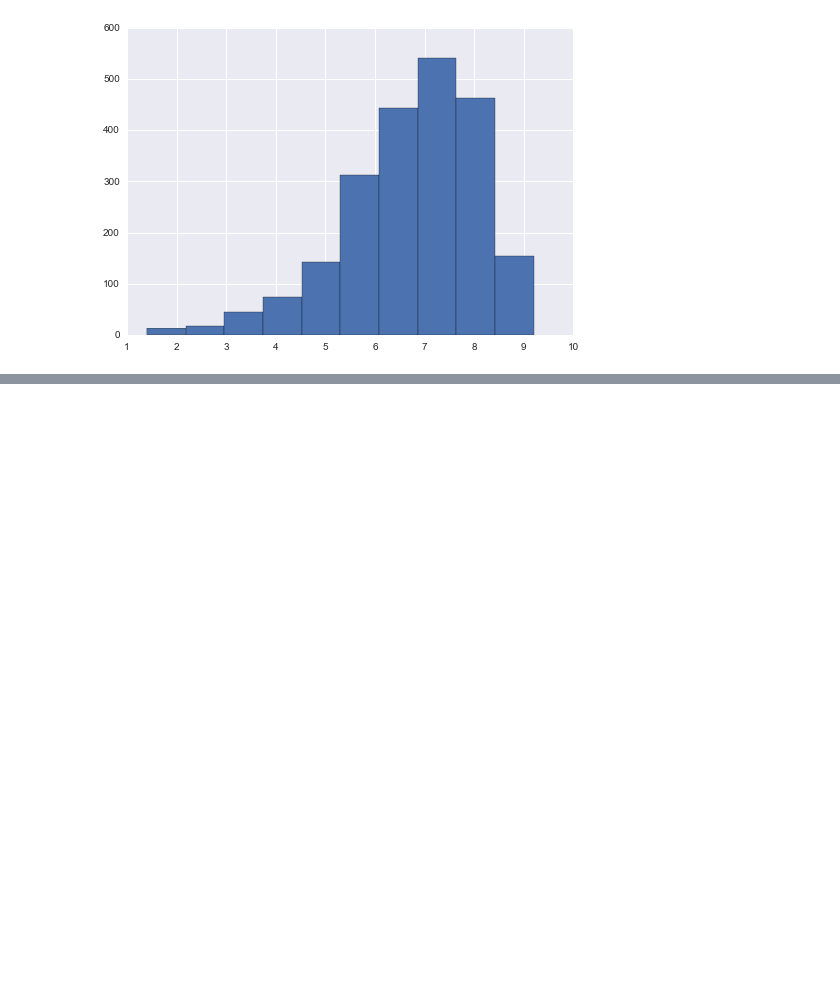
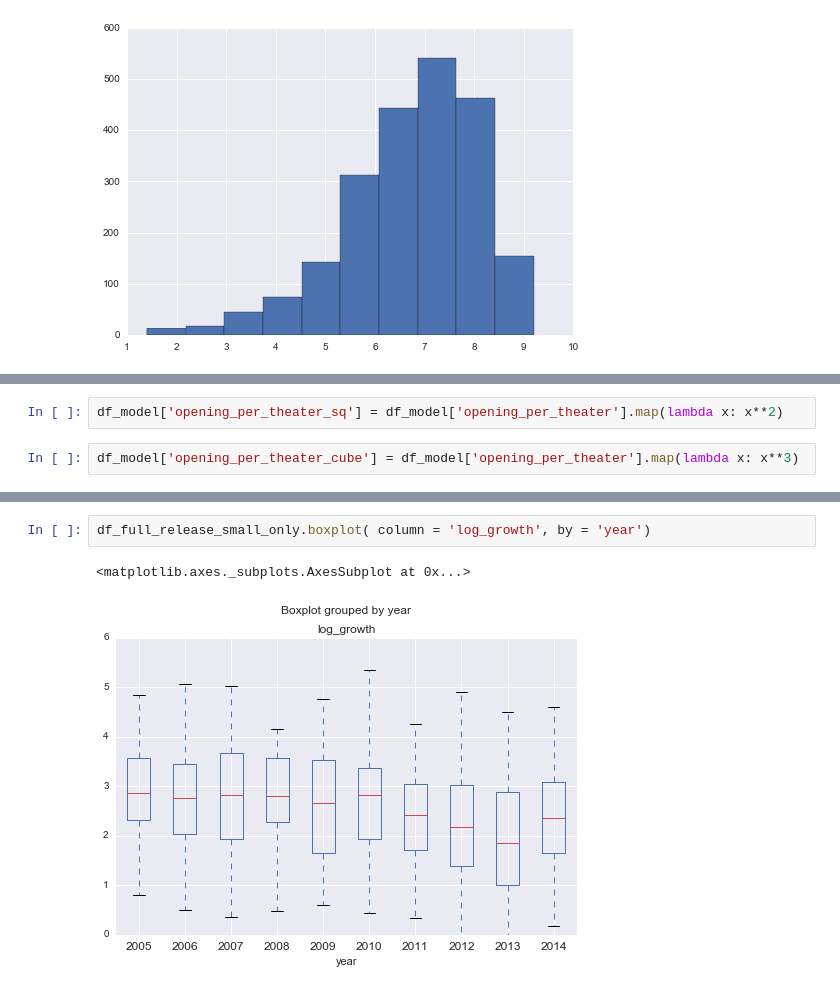
Before and after one commit to yuriyvar/Lions, a Jupyter notebook: Team_Movie_Challenge.ipynb, the cells around one changed output, grey strips where cells are left out. Cells and saved outputs as stored; diff of their text form; blank space fills up the shorter version.

```diff
--- a/Team_Movie_Challenge.ipynb
+++ b/Team_Movie_Challenge.ipynb
@@ -123,0 +95,4 @@ linmodel = sm.OLS(Y,X).fit()
+# %%
+df_model['opening_per_theater_sq'] = df_model['opening_per_theater'].map(lambda x: x**2)
+# %%
+df_model['opening_per_theater_cube'] = df_model['opening_per_theater'].map(lambda x: x**3)
@@ -218,0 +174,5 @@ OLS Regression Results
+# %%
+df_full_release_small_only.boxplot( column = 'log_growth', by = 'year')
+# %% [output]
+<matplotlib.axes._subplots.AxesSubplot at 0x...>
+[figure, added]
```
Also changed, not shown: parts of 47 cells of this notebook.
